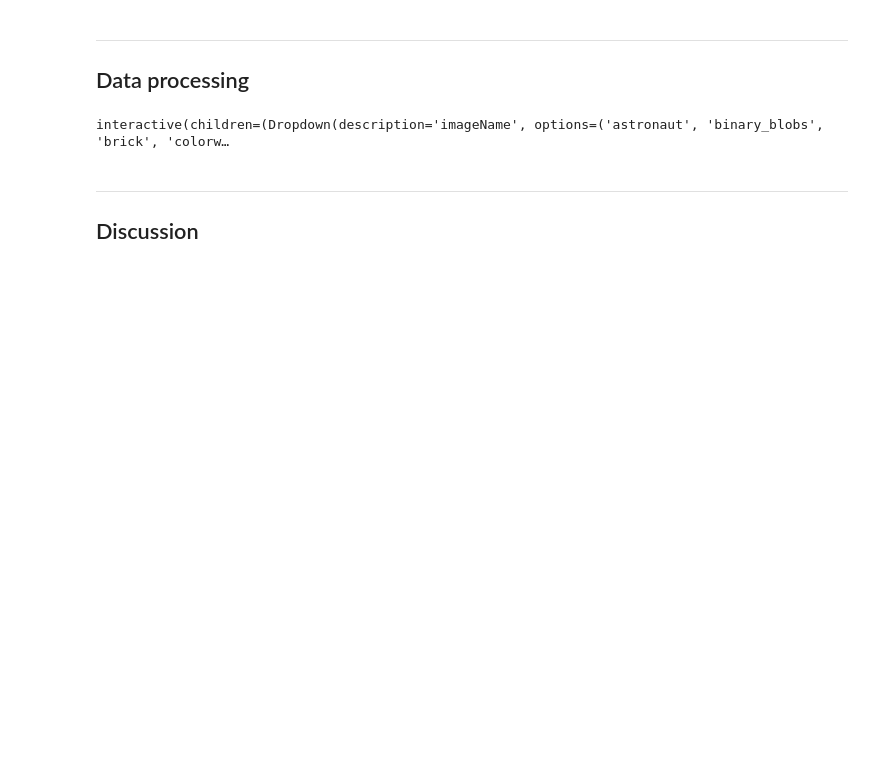
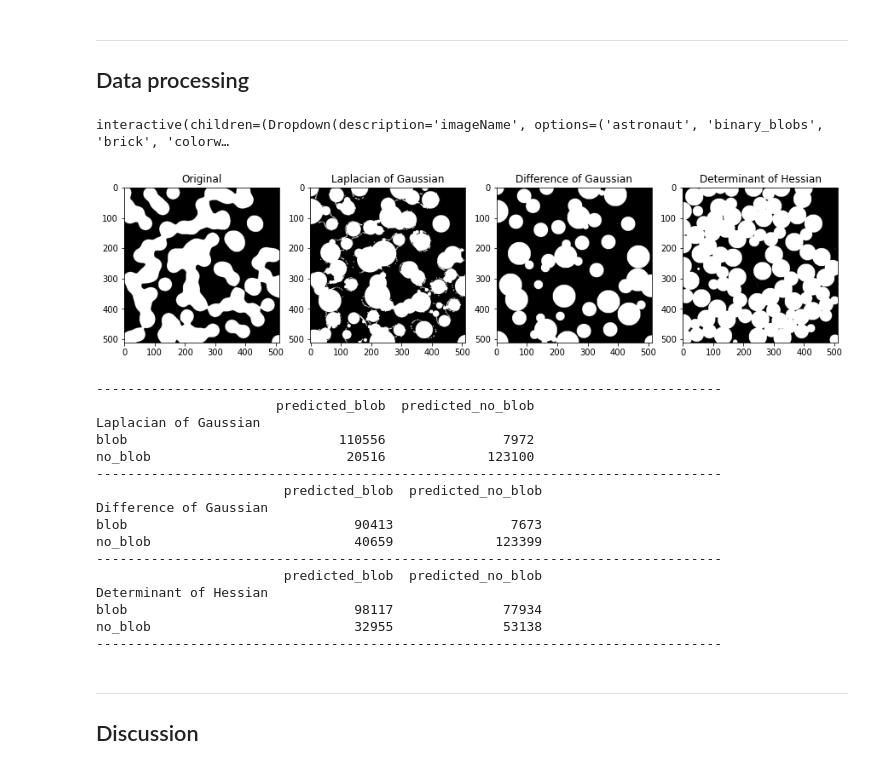
Before and after one commit to victorbadenas/MAI-OR, a Jupyter notebook: block1/VictorBadenas_Part2_BlobDetector.ipynb, the cells around one changed output. Saved outputs shown, nothing was run; the diff lists cells and outputs as text; code cells hidden in the pictures; blank space fills up the shorter version.

Commit message:
added confusion matrix in binary_blobs

```diff
--- a/block1/VictorBadenas_Part2_BlobDetector.ipynb
+++ b/block1/VictorBadenas_Part2_BlobDetector.ipynb
@@ -134,6 +135,75 @@ def blob_detection(imageName='exampleImage'):
     plt.show()
 # %% [output]
 interactive(children=(Dropdown(description='imageName', options=('astronaut', 'binary_blobs', 'brick', 'colorw…
+# %%
+imageName='binary_blobs'
+image = images[imageName]
+image_gray = image if image.ndim <= 2 else rgb2gray(image)
+
+blobs_log = blob_log(image_gray, max_sigma=30, num_sigma=10, threshold=.1)
+
+# Compute radii in the 3rd column.
+blobs_log[:, 2] = blobs_log[:, 2] * sqrt(2)
+
+blobs_dog = blob_dog(image_gray, max_sigma=30, threshold=.1)
+blobs_dog[:, 2] = blobs_dog[:, 2] * sqrt(2)
+
+blobs_doh = blob_doh(image_gray, max_sigma=30, threshold=.01)
+
+blobs_list = [blobs_log, blobs_dog, blobs_doh]
+colors = ['yellow', 'lime', 'red']
+titles = ['Laplacian of Gaussian', 'Difference of Gaussian', 'Determinant of Hessian']
+
+shape = image_gray.shape
+generated_images = []
+confusion_matrixes = []
+
+for blobs, title in zip(blobs_list, titles):
+    generated_images.append(np.zeros(shape, dtype=np.uint8))
+    for blob in blobs:
+        y, x, r = blob
+        rr, cc = skimage.draw.disk((x, y), r, shape=shape)
+        generated_images[-1][cc, rr] = 1
+
+    tp = np.sum((generated_images[-1] > 0) * (image_gray > 0))
+    fp = np.sum((generated_images[-1] > 0) * (image_gray == 0))
+    tn = np.sum((generated_images[-1] == 0) * (image_gray == 0))
+    fn = np.sum((generated_images[-1] == 0) * (image_gray > 0))
+    df = pd.DataFrame([[tp, fp], [fn, tn]], columns=['predicted_blob', 'predicted_no_blob'], index=['blob', 'no_blob'])
+    df.index.name = title
+    confusion_matrixes.append(df)
+
+f, ax = plt.subplots(1, 4, figsize=(15, 9), sharex=True)
+ax[0].set_title('Original')
+ax[0].imshow(image_gray, cmap='gray')
+for idx in range(len(generated_images)):
+    image, title = generated_images[idx], titles[idx]
+    ax[idx+1].set_title(title)
+    ax[idx+1].imshow(image, cmap='gray')
+plt.show()
+
+for df in confusion_matrixes:
+    print('-'*80)
+    print(df)
+print('-'*80)
+# %% [output]
+[figure, added]
+--------------------------------------------------------------------------------
+                       predicted_blob  predicted_no_blob
+Laplacian of Gaussian
+blob                           110556               7972
+no_blob                         20516             123100
+--------------------------------------------------------------------------------
+                        predicted_blob  predicted_no_blob
+Difference of Gaussian
+blob                             90413               7673
+no_blob                          40659             123399
+--------------------------------------------------------------------------------
+                        predicted_blob  predicted_no_blob
+Determinant of Hessian
+blob                             98117              77934
+no_blob                          32955              53138
+--------------------------------------------------------------------------------
 # %% [markdown]
 ***
 
```
Also changed, not shown: parts of 6 cells of this notebook.
